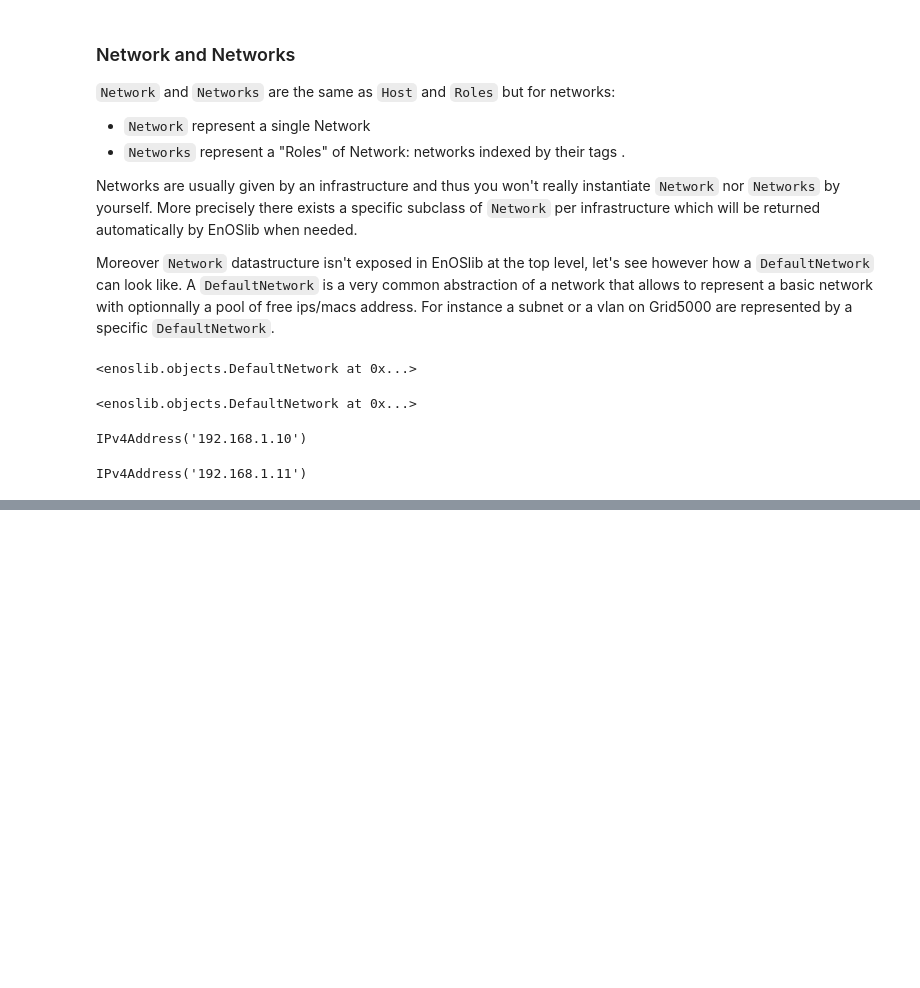
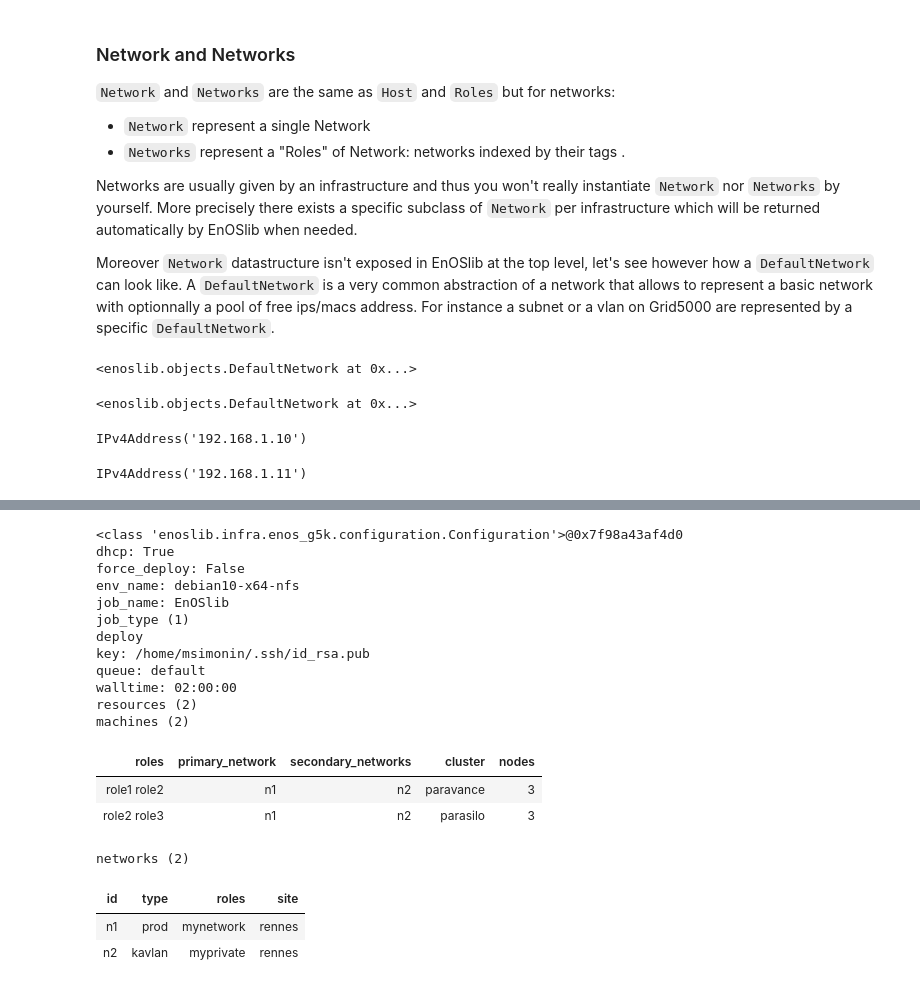
Before and after one commit to BeyondTheClouds/enoslib, a Jupyter notebook: docs/jupyter/00_setup_and_basics.ipynb, the cells around one changed output, grey strips where cells are left out. Cells and saved outputs as stored; diff of their text form; code cells hidden in the pictures; blank space fills up the shorter version.

```diff
--- a/docs/jupyter/00_setup_and_basics.ipynb
+++ b/docs/jupyter/00_setup_and_basics.ipynb
@@ -134,0 +276,34 @@ IPv4Address('192.168.1.11')
+# %%
+# Using a secondary networks
+prod_network = en.G5kNetworkConf(id="n1", roles=["mynetwork"], site="rennes", type="prod")
+kavlan_network = en.G5kNetworkConf(id="n2", roles=["myprivate"], site="rennes", type="kavlan")
+conf = (
+    en.G5kConf()
+        .add_machine(cluster="paravance", nodes=3, roles=["role1", "role2"], primary_network=prod_network, secondary_networks=[kavlan_network])
+        .add_machine(cluster="parasilo", nodes=3, roles=["role2", "role3"], primary_network=prod_network, secondary_networks=[kavlan_network])
+        .add_network_conf(prod_network)
+        .add_network_conf(kavlan_network)
+        # optional, but do some sanity checks on the configuration
+        .finalize()
+    )
+conf
+# %% [output]
+<class 'enoslib.infra.enos_g5k.configuration.Configuration'>@0x7f98a43af4d0
+dhcp: True
+force_deploy: False
+env_name: debian10-x64-nfs
+job_name: EnOSlib
+job_type (1)
+deploy
+key: /home/msimonin/.ssh/id_rsa.pub
+queue: default
+walltime: 02:00:00
+resources (2)
+machines (2)
+| roles | primary_network | secondary_networks | cluster | nodes |
+| role1 role2 | n1 | n2 | paravance | 3 |
+| role2 role3 | n1 | n2 | parasilo | 3 |
+networks (2)
+| id | type | roles | site |
+| n1 | prod | mynetwork | rennes |
+| n2 | kavlan | myprivate | rennes |
```
Also changed, not shown: parts of 11 cells of this notebook.
